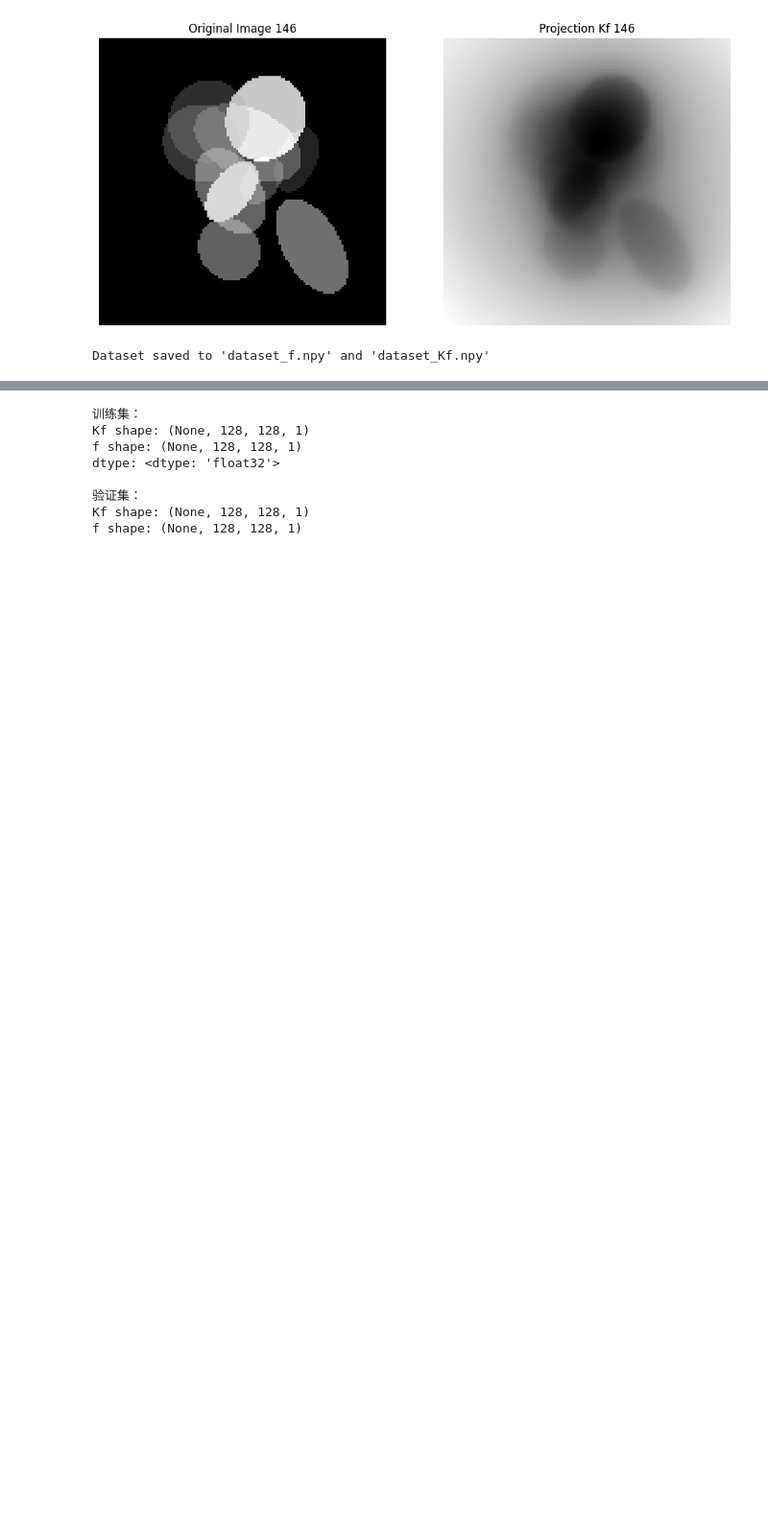
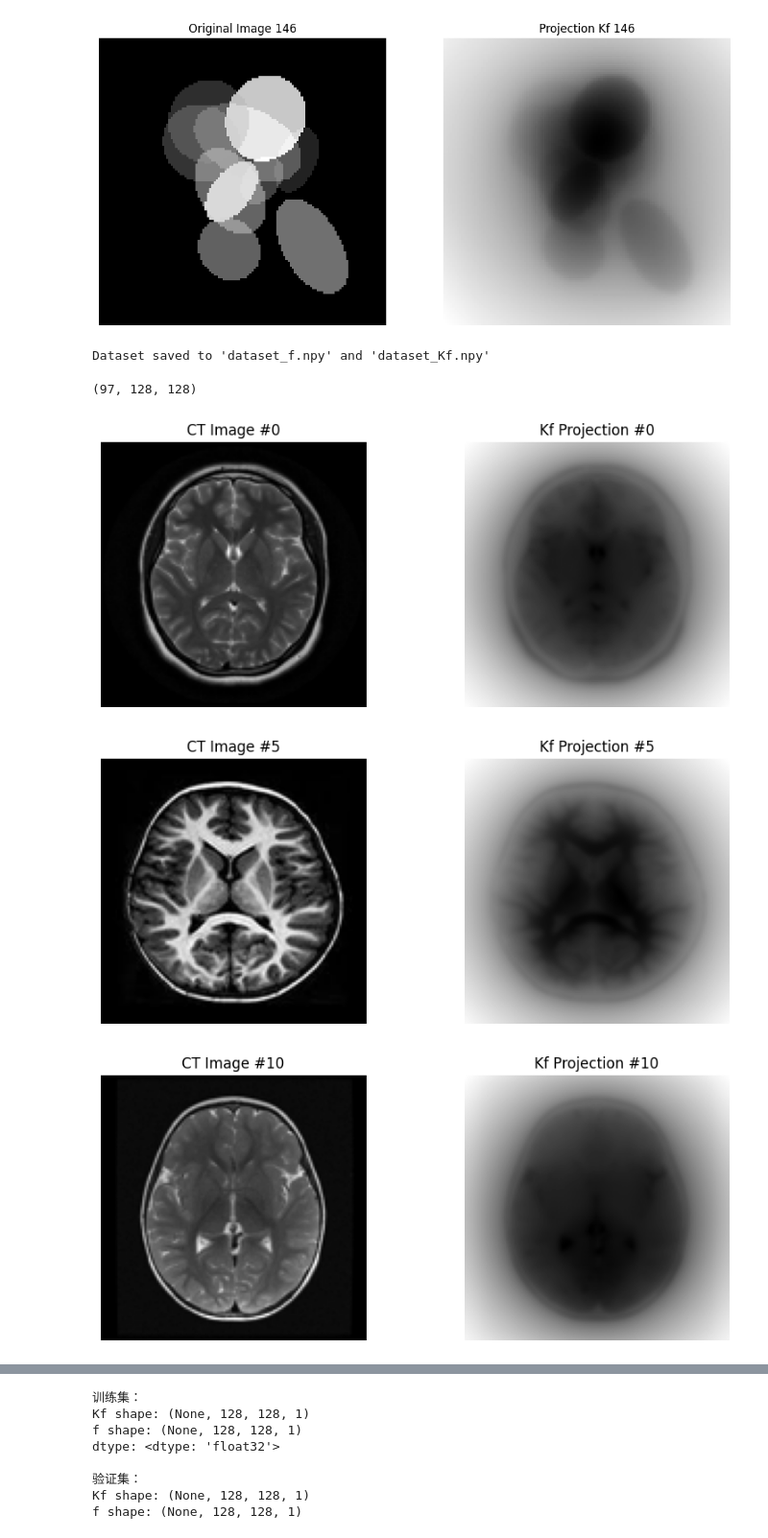
Before and after one commit to bao-ming71/ctfiles, a Jupyter notebook: sigle.ipynb, the cells around one changed output, grey strips where cells are left out. Shown at 96% size. Cells and saved outputs as stored; diff of their text form; code cells hidden in the pictures; blank space fills up the shorter version.

```diff
--- a/sigle.ipynb
+++ b/sigle.ipynb
@@ -237,3 +163,17 @@ def generate_and_save_dataset(image_size=128, num_images=100):
 # %% [output]
 [figure]
 Dataset saved to 'dataset_f.npy' and 'dataset_Kf.npy'
+# %%
+folder_path = r'F:\dlinverse\datasetCTBrain\no'
+f_list = []
+
+for file in os.listdir(folder_path):
+    if file.lower().endswith(('.jpg', '.jpeg')):
+        img_path = os.path.join(folder_path, file)
+        img = Image.open(img_path).convert('L')  # 转为灰度
+        img = img.resize((image_size, image_size), resample=Image.BICUBIC)
+        f = np.array(img).astype(np.float32)
+
+        # Min-Max 归一化
+        f_norm = (f - f.min()) / (f.max() - f.min() + 1e-8)
+        f_list.append(f_norm)
@@ -239,0 +183,4 @@ Dataset saved to 'dataset_f.npy' and 'dataset_Kf.npy'
+# %%
+dataset_f_ct.shape
+# %% [output]
+(97, 128, 128)
@@ -240,3 +198,24 @@ Dataset saved to 'dataset_f.npy' and 'dataset_Kf.npy'
+# %%
+f_ct = np.load('dataset_f_ct.npy')
+Kf_ct = np.load('dataset_Kf_ct.npy')
+# %%
+indices = [0, 5, 10]
+for idx in indices:
+    plt.figure(figsize=(10, 4))
+    plt.subplot(1, 2, 1)
+    plt.imshow(f_ct[idx], cmap='gray')
+    plt.title(f"CT Image #{idx}")
+    plt.axis('off')
+
+    plt.subplot(1, 2, 2)
+    plt.imshow(Kf_ct[idx], cmap='gray')
+    plt.title(f"Kf Projection #{idx}")
+    plt.axis('off')
+    plt.show()
+# %% [output]
+[figure, added]
+[figure, added]
+[figure, added]
 # %%
 def preprocess_image(f_img, Kf_img, augment=True):
     f_img = tf.cast(f_img, tf.float32)
```
Also changed, not shown: parts of 25 cells of this notebook.
